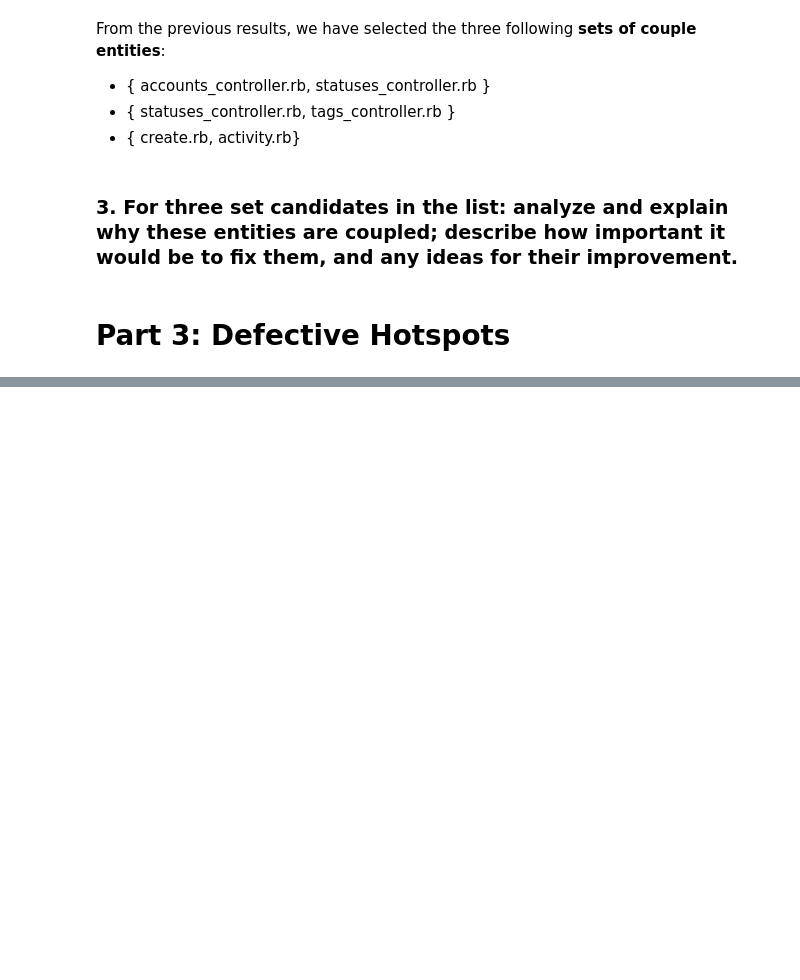
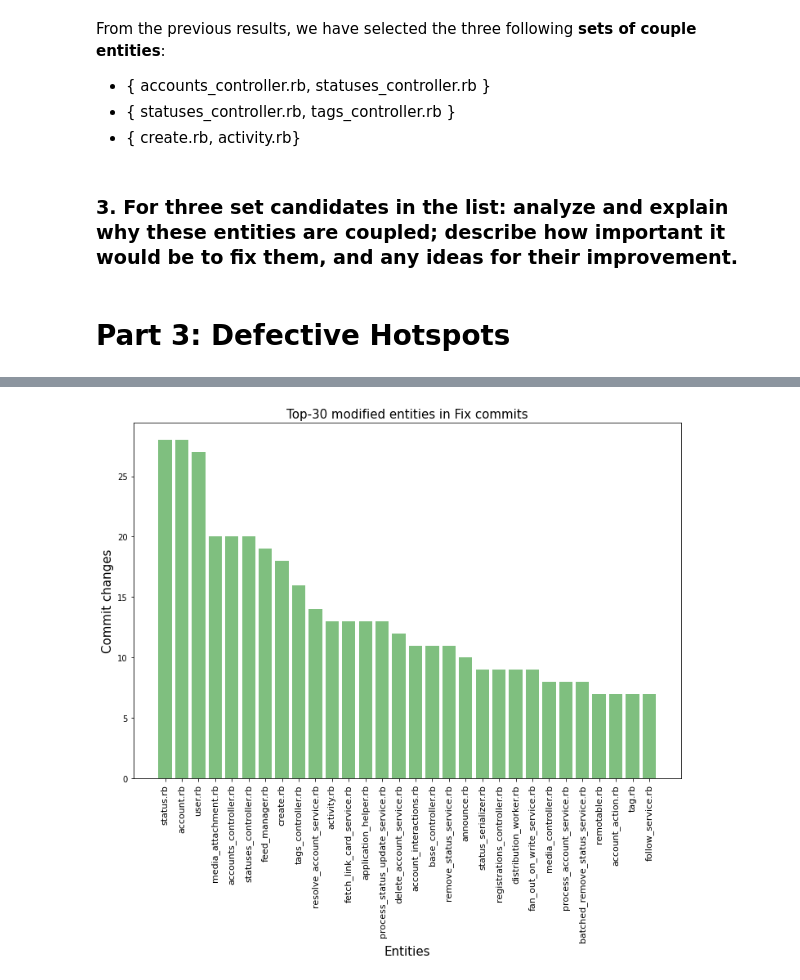
Before and after one commit to Shymsky/SOSY_SE, a Jupyter notebook: EX_solutions.ipynb, the cells around one changed output, grey strips where cells are left out. Cells and saved outputs as stored; diff of their text form; code cells hidden in the pictures; blank space fills up the shorter version.

```diff
--- a/EX_solutions.ipynb
+++ b/EX_solutions.ipynb
@@ -415,0 +421,29 @@ From the previous results, we have selected the three following **sets of couple
+# %%
+# For each commits, we check if the message includes the keyword "fix". For these cases, we store in a dictionary
+# the entites that have changed.
+
+defective_files = {}
+keywords = ["fix"]
+
+for c in repo.traverse_commits():
+    if any(k in c.msg.lower() for k in keywords):
+        for mf in c.modified_files:
+            if ".rb" in mf.filename and mf.filename in entities:
+                if mf.filename not in defective_files:
+                    defective_files[mf.filename] = 1
+                else:
+                    defective_files[mf.filename] += 1
+defective_files = {k: v for k, v in sorted(defective_files.items(), key=lambda item: item[1], reverse=True)}
+# %%
+# For a clearer analysis of the defective hotspots, we plot the top-30 entities with more changes when the commit includes fix
+
+def_max = 30
+plt.figure(figsize=(12,8))
+plt.bar(list(defective_files.keys())[:def_max], list(defective_files.values())[:def_max], color='green', alpha = 0.5)
+plt.xticks(rotation=90, fontsize=11)
+plt.title("Top-" + str(def_max) + " modified entities in Fix commits", fontsize=15)
+plt.ylabel("Commit changes", fontsize=15)
+plt.xlabel("Entities", fontsize=15)
+plt.show()
+# %% [output]
+[figure, added]
```
Also changed, not shown: parts of 12 cells of this notebook.
